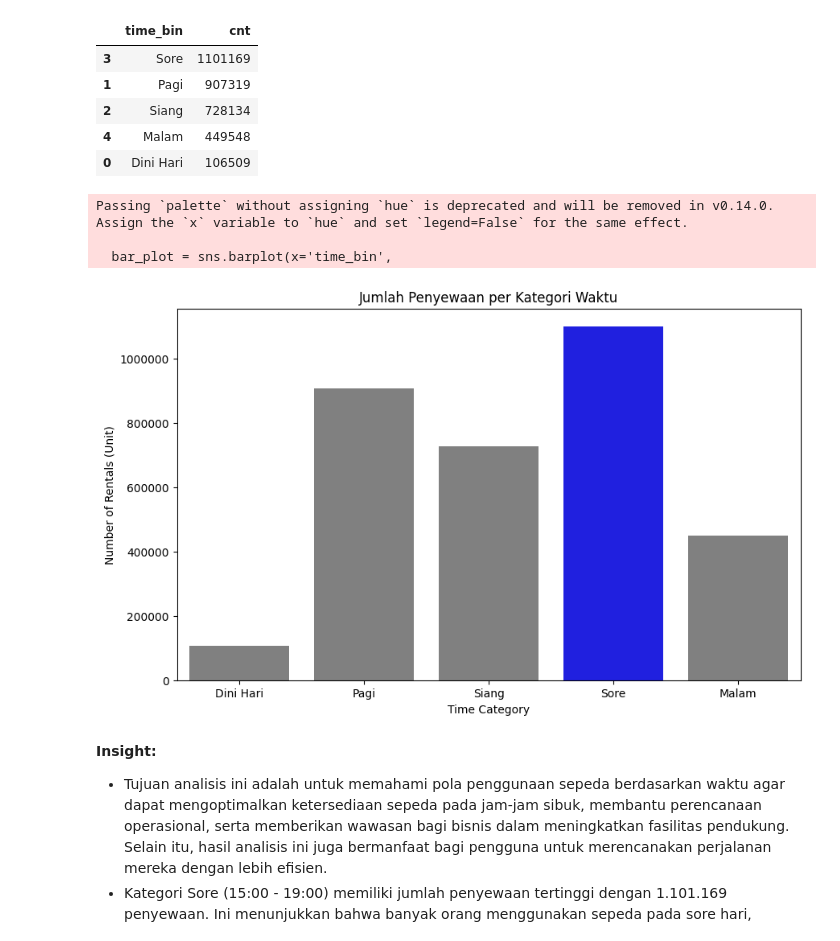
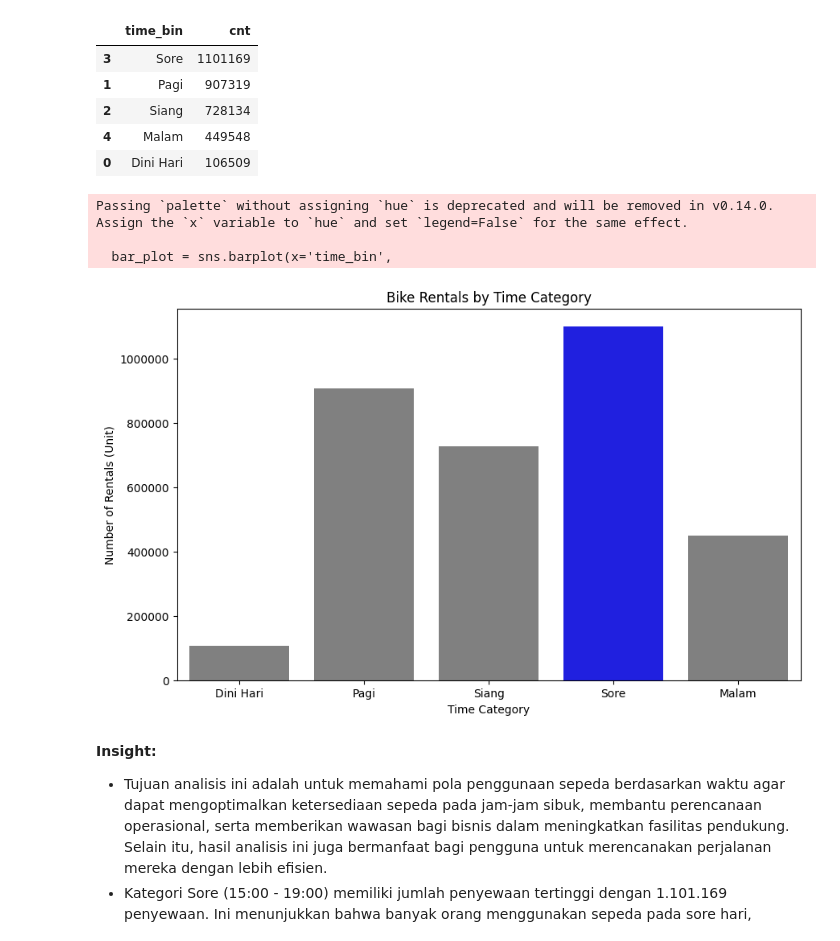
Before and after one commit to wahyunirosyidah/Bike-Sharing-Dashboard, a Jupyter notebook: notebook.ipynb, the cells around one changed output. Saved outputs shown, nothing was run; the diff lists cells and outputs as text; code cells hidden in the pictures.

Commit message:
add time category

```diff
--- a/notebook.ipynb
+++ b/notebook.ipynb
@@ -616,26 +616,26 @@ time_category
 # %%
 plt.figure(figsize=(10, 6))
 
 max_value = time_category['cnt'].max()
 colors = ['blue' if x == max_value else 'gray' for x in time_category['cnt']]
 
 bar_plot = sns.barplot(x='time_bin',
                        y='cnt',
                        data=time_category,
                        palette=colors)
 
-plt.title('Jumlah Penyewaan per Kategori Waktu')
+plt.title('Bike Rentals by Time Category')
 plt.xlabel('Time Category')
 plt.ylabel('Number of Rentals (Unit)')
 
 plt.ticklabel_format(style='plain', axis='y')
 
 plt.show()
 # %% [output]
 Passing `palette` without assigning `hue` is deprecated and will be removed in v0.14.0. Assign the `x` variable to `hue` and set `legend=False` for the same effect.
 
   bar_plot = sns.barplot(x='time_bin',
-[figure, old version]
+[figure, new version]
 # %% [markdown]
 **Insight:**
 - Tujuan analisis ini adalah untuk memahami pola penggunaan sepeda berdasarkan waktu agar dapat mengoptimalkan ketersediaan sepeda pada jam-jam sibuk, membantu perencanaan operasional, serta memberikan wawasan bagi bisnis dalam meningkatkan fasilitas pendukung. Selain itu, hasil analisis ini juga bermanfaat bagi pengguna untuk merencanakan perjalanan mereka dengan lebih efisien.
```
Also changed, not shown: 1 other file.
